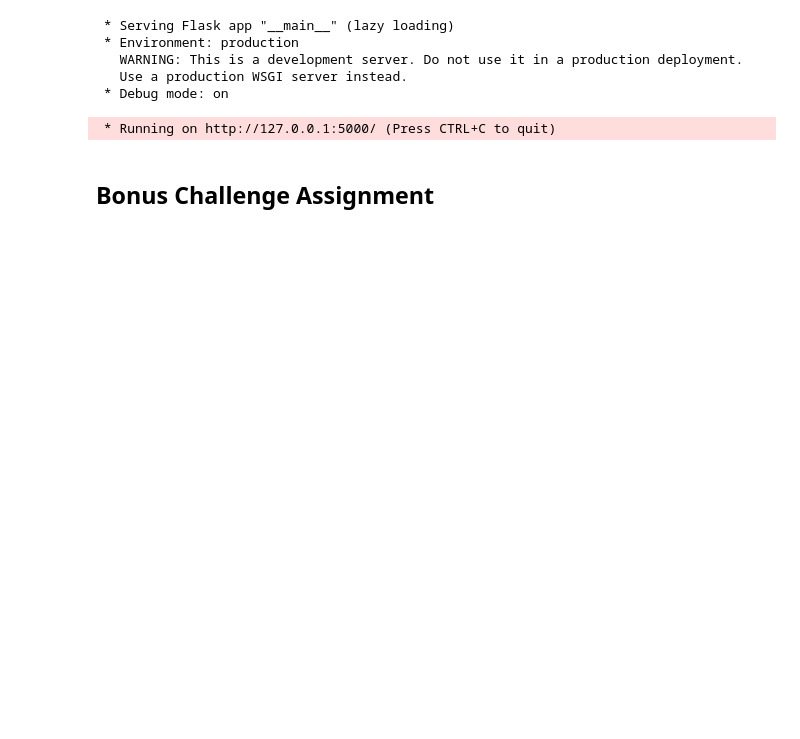
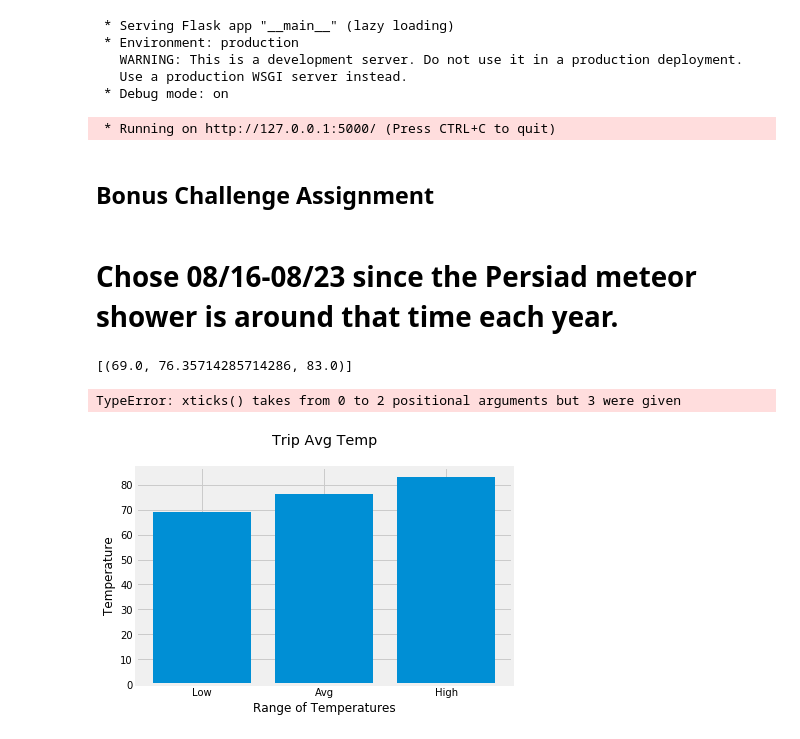
Before and after one commit to RandallStevenson/SQLAlchemy-challenge, a Jupyter notebook: climate_starter.ipynb, the cells around one changed output. Drawn from its saved outputs; the diff is of its cells as text; code cells hidden in the pictures; blank space fills up the shorter version.

```diff
--- a/climate_starter.ipynb
+++ b/climate_starter.ipynb
@@ -553,11 +628,16 @@ def calc_temps(start_date, end_date):
         TMIN, TAVE, and TMAX
     """
 
-    return session.query(func.min(Measurement.tobs), func.avg(Measurement.tobs), func.max(Measurement.tobs)).\
-        filter(Measurement.date >= start_date).filter(Measurement.date <= end_date).all()
+    return session.query(func.min(msr_dict.tobs), func.avg(msr_dict.tobs), func.max(msr_dict.tobs)).\
+        filter(msr_dict.date >= start_date).filter(msr_dict.date <= end_date).all()
 
 # function usage example
-print(calc_temps('2012-02-28', '2012-03-05'))
+#print(calc_temps('2012-02-28', '2012-03-05'))
+# %% [markdown]
+# Chose 08/16-08/23 since the Persiad meteor shower is around that time each year.
 # %%
 # Use your previous function `calc_temps` to calculate the tmin, tavg, and tmax
 # for your trip using the previous year's data for those same dates.
+print(calc_temps('2014-08-16','2014-08-23'))
+# %% [output]
+[(69.0, 76.35714285714286, 83.0)]
@@ -564,8 +646,20 @@ print(calc_temps('2012-02-28', '2012-03-05'))
 # %%
 # Plot the results from your previous query as a bar chart.
 # Use "Trip Avg Temp" as your Title
 # Use the average temperature for the y value
 # Use the peak-to-peak (tmax-tmin) value as the y error bar (yerr)
+temps_trip=calc_temps('2014-08-16','2014-08-23')[0]
+xs=['Low','Avg','High']
+
+plt.bar(xs,temps_trip)
+plt.title('Trip Avg Temp\n')
+plt.ylabel('Temperature')
+plt.xlabel("Range of Temperatures")
+plt.xticks('Low','Avg','High')
+plt.yticks(temps_trip)
+# %% [output]
+TypeError: xticks() takes from 0 to 2 positional arguments but 3 were given
+[figure, added]
 # %%
 # Calculate the total amount of rainfall per weather station for your trip dates using the previous year's matching dates.
 # Sort this in descending order by precipitation amount and list the station, name, latitude, longitude, and elevation
```
Also changed, not shown: parts of 11 cells of this notebook.
